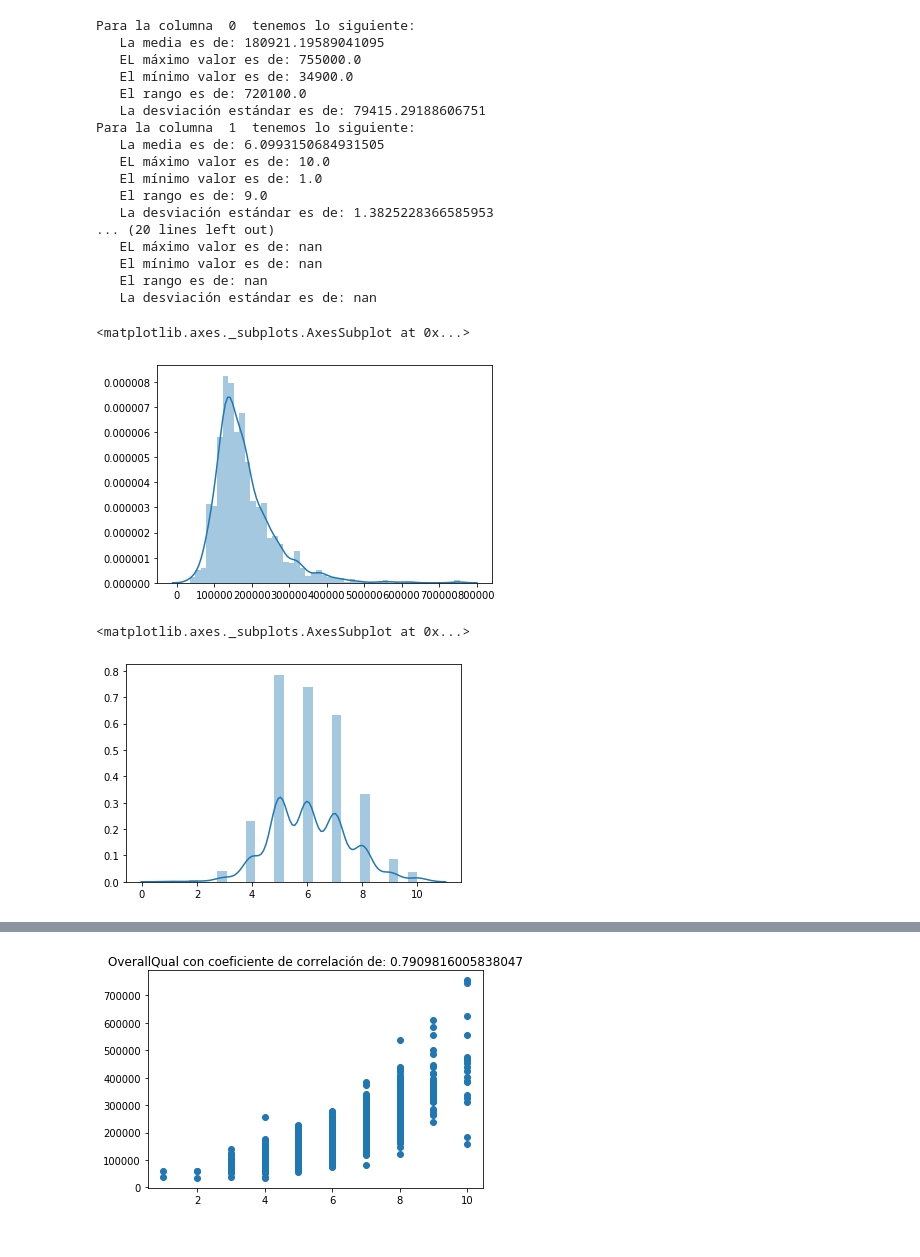
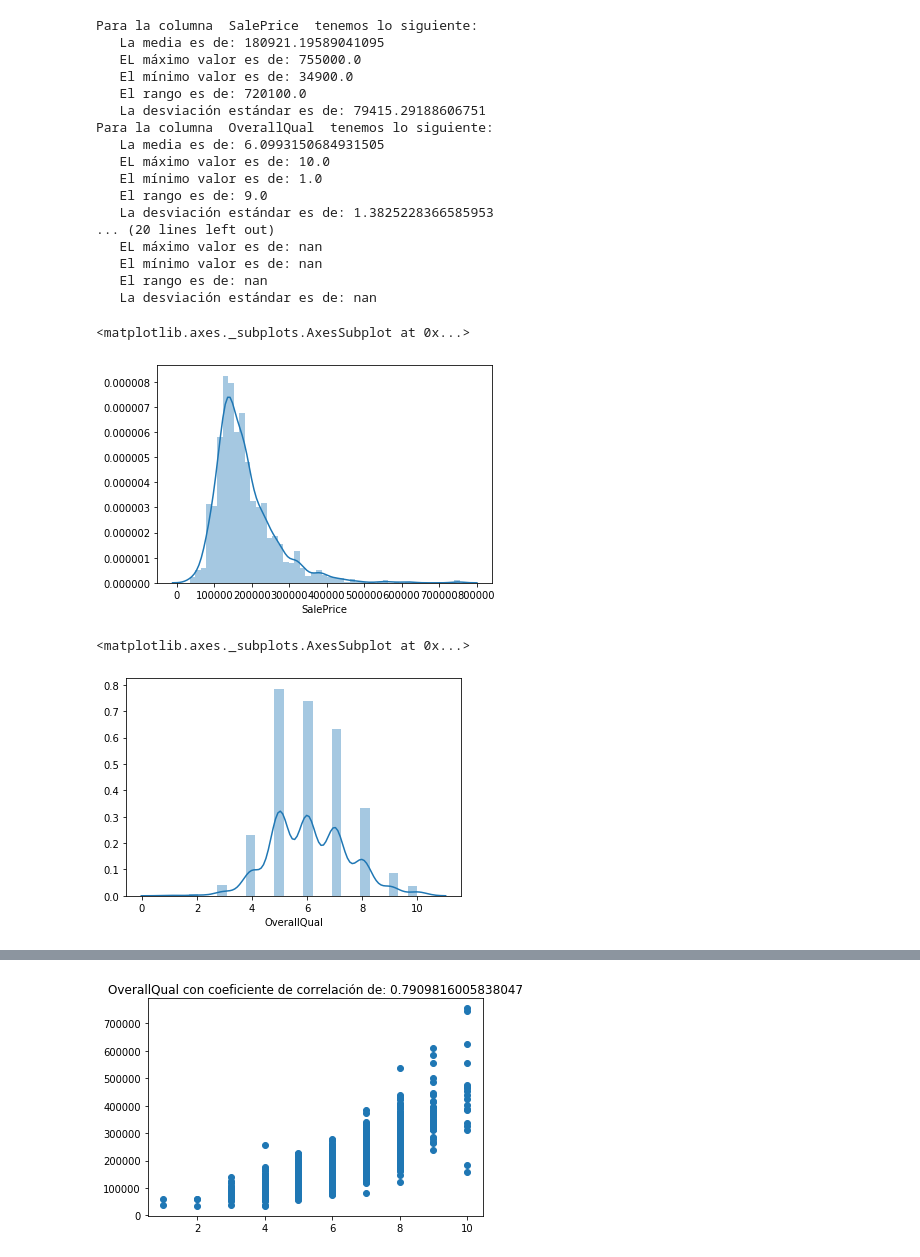
Before and after one commit to Josealigo/Proyecto1_CDP, a Jupyter notebook: Proyecto1-Jose_Ligorria.ipynb, the cells around one changed output, grey strips where cells are left out. Drawn from its saved outputs; the diff is of its cells as text; code cells hidden in the pictures.

```diff
--- a/Proyecto1-Jose_Ligorria.ipynb
+++ b/Proyecto1-Jose_Ligorria.ipynb
@@ -12,22 +12,25 @@ sub1 = np.random.choice(range(data_inicial.shape[0]), int(data_inicial.shape[0]*
 sub2 = np.setdiff1d(range(data_inicial.shape[0]),sub1)
 data_entrenamiento = data_inicial[sub1]
 data_validacion = data_inicial[sub2]
+# %%
+y = data_entrenamiento[:,0]
+names = ['SalePrice','OverallQual','1stFlrSF','TotRmsAbvGrd','YearBuilt','LotFrontage']
 # %%
 for i in range(data_inicial.shape[1]):
-    print('Para la columna ',i,' tenemos lo siguiente:')
+    print('Para la columna ',names[i],' tenemos lo siguiente:')
     print('   La media es de:',np.mean(data_inicial[:,i]))
     print('   EL máximo valor es de:',np.max(data_inicial[:,i]))
     print('   El mínimo valor es de:',np.min(data_inicial[:,i]))
     print('   El rango es de:',np.max(data_inicial[:,i])-np.min(data_inicial[:,i]))
     print('   La desviación estándar es de:',np.std(data_inicial[:,i]))
 # %% [output]
-Para la columna  0  tenemos lo siguiente:
+Para la columna  SalePrice  tenemos lo siguiente:
    La media es de: 180921.19589041095
    EL máximo valor es de: 755000.0
    El mínimo valor es de: 34900.0
    El rango es de: 720100.0
    La desviación estándar es de: 79415.29188606751
-Para la columna  1  tenemos lo siguiente:
+Para la columna  OverallQual  tenemos lo siguiente:
    La media es de: 6.0993150684931505
    EL máximo valor es de: 10.0
    El mínimo valor es de: 1.0
@@ -39,13 +42,13 @@ Para la columna  1  tenemos lo siguiente:
    El rango es de: nan
    La desviación estándar es de: nan
 # %%
-seaborn.distplot(data_inicial[:,0][~np.isnan(data_inicial[:,0])] )
+seaborn.distplot(data_inicial[:,0][~np.isnan(data_inicial[:,0])],axlabel=names[0])
 # %% [output]
 <matplotlib.axes._subplots.AxesSubplot at 0x...>
-[figure, old version]
+[figure, new version]
 # %%
-seaborn.distplot(data_inicial[:,1][~np.isnan(data_inicial[:,1])] )
+seaborn.distplot(data_inicial[:,1][~np.isnan(data_inicial[:,1])] ,axlabel=names[1])
 # %% [output]
 <matplotlib.axes._subplots.AxesSubplot at 0x...>
-[figure, old version]
+[figure, new version]
 # %%
```
Also changed, not shown: parts of 9 cells of this notebook.
